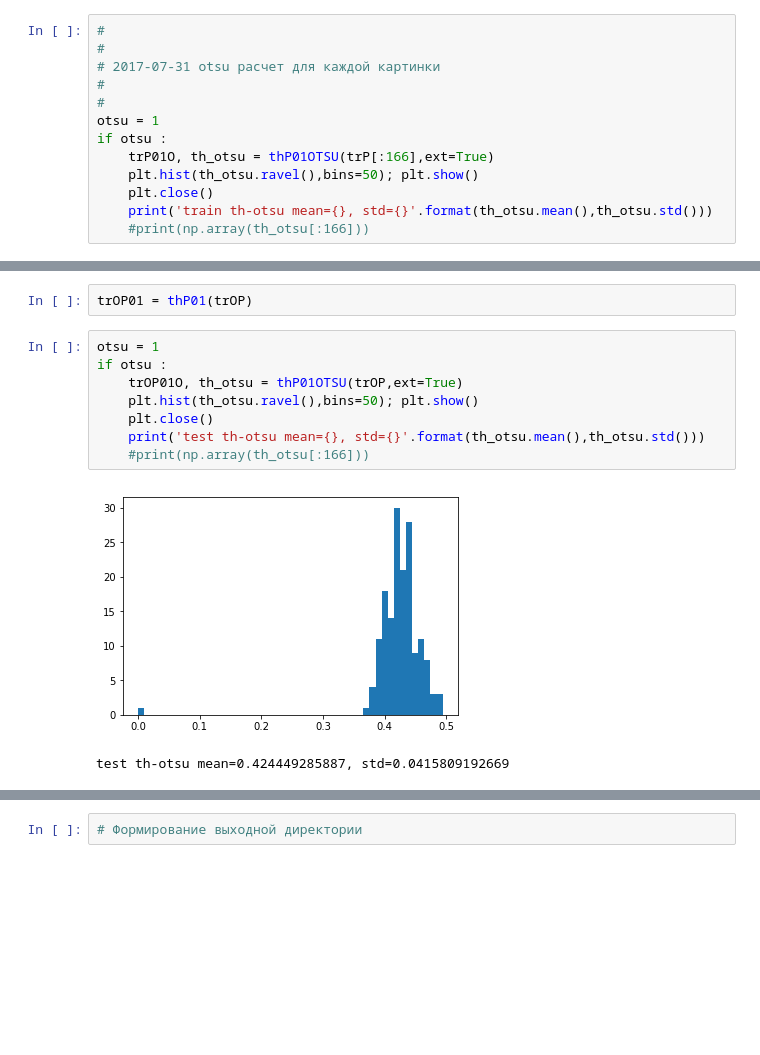
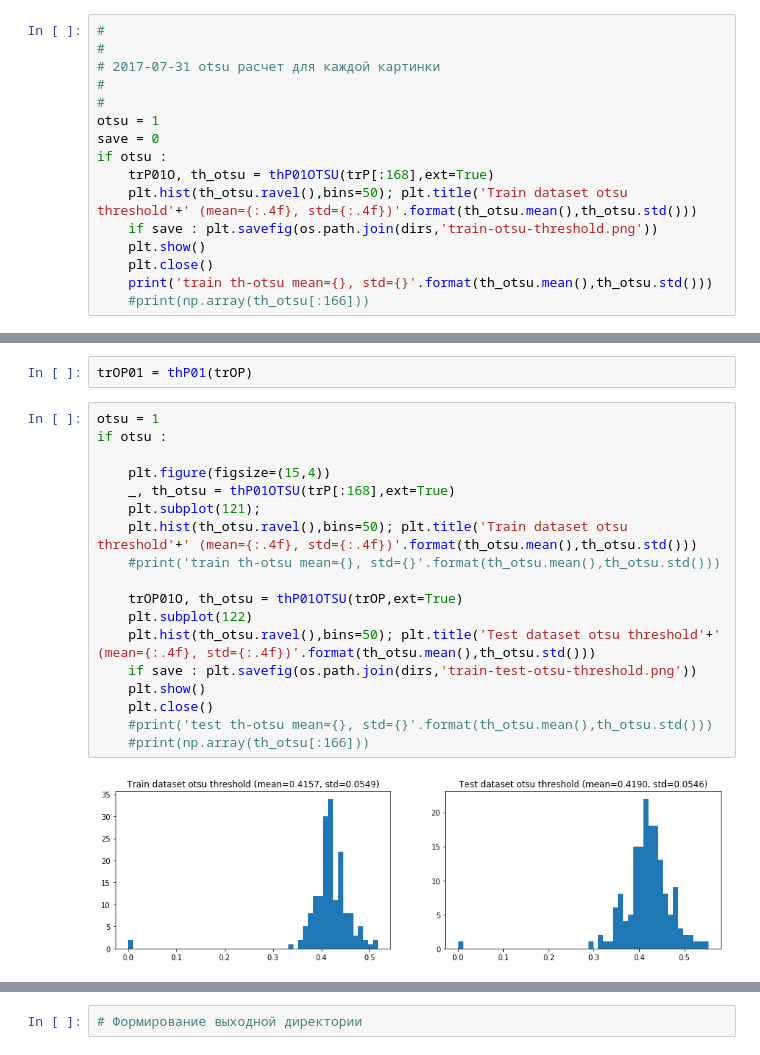
Before and after one commit to SorokinV/TopCoder-2017-07-Pathologic-Segmentation, a Jupyter notebook: Jupyter-Net/Konica-V1-UNet-KFold-Level-1-lossX-Exp.ipynb, the cells around one changed output, grey strips where cells are left out. Cells and saved outputs as stored; diff of their text form; blank space fills up the shorter version.

```diff
--- a/Jupyter-Net/Konica-V1-UNet-KFold-Level-1-lossX-Exp.ipynb
+++ b/Jupyter-Net/Konica-V1-UNet-KFold-Level-1-lossX-Exp.ipynb
@@ -542,9 +547,12 @@ trP01 = thP01(trP)
 #
 #
 otsu = 1
+save = 0
 if otsu :
-    trP01O, th_otsu = thP01OTSU(trP[:166],ext=True)
-    plt.hist(th_otsu.ravel(),bins=50); plt.show()
+    trP01O, th_otsu = thP01OTSU(trP[:168],ext=True)
+    plt.hist(th_otsu.ravel(),bins=50); plt.title('Train dataset otsu threshold'+' (mean={:.4f}, std={:.4f})'.format(th_otsu.mean(),th_otsu.std()))
+    if save : plt.savefig(os.path.join(dirs,'train-otsu-threshold.png'))
+    plt.show()
     plt.close()
     print('train th-otsu mean={}, std={}'.format(th_otsu.mean(),th_otsu.std()))
     #print(np.array(th_otsu[:166]))
@@ -702,14 +712,23 @@ trOP01 = thP01(trOP)
 # %%
 otsu = 1
 if otsu :
+
+    plt.figure(figsize=(15,4))
+    _, th_otsu = thP01OTSU(trP[:168],ext=True)
+    plt.subplot(121);
+    plt.hist(th_otsu.ravel(),bins=50); plt.title('Train dataset otsu threshold'+' (mean={:.4f}, std={:.4f})'.format(th_otsu.mean(),th_otsu.std()))
+    #print('train th-otsu mean={}, std={}'.format(th_otsu.mean(),th_otsu.std()))
+
     trOP01O, th_otsu = thP01OTSU(trOP,ext=True)
-    plt.hist(th_otsu.ravel(),bins=50); plt.show()
+    plt.subplot(122)
+    plt.hist(th_otsu.ravel(),bins=50); plt.title('Test dataset otsu threshold'+' (mean={:.4f}, std={:.4f})'.format(th_otsu.mean(),th_otsu.std()))
+    if save : plt.savefig(os.path.join(dirs,'train-test-otsu-threshold.png'))
+    plt.show()
     plt.close()
-    print('test th-otsu mean={}, std={}'.format(th_otsu.mean(),th_otsu.std()))
+    #print('test th-otsu mean={}, std={}'.format(th_otsu.mean(),th_otsu.std()))
     #print(np.array(th_otsu[:166]))
 # %% [output]
-[figure, old version]
+[figure, new version]
-test th-otsu mean=0.424449285887, std=0.0415809192669
 # %%
 iii = 10
 print(trO[0].shape,trP01[0].shape,trOP01.shape,trOP.min(),trOP.max())
```
Also changed, not shown: parts of 26 cells of this notebook, 2 other files.
